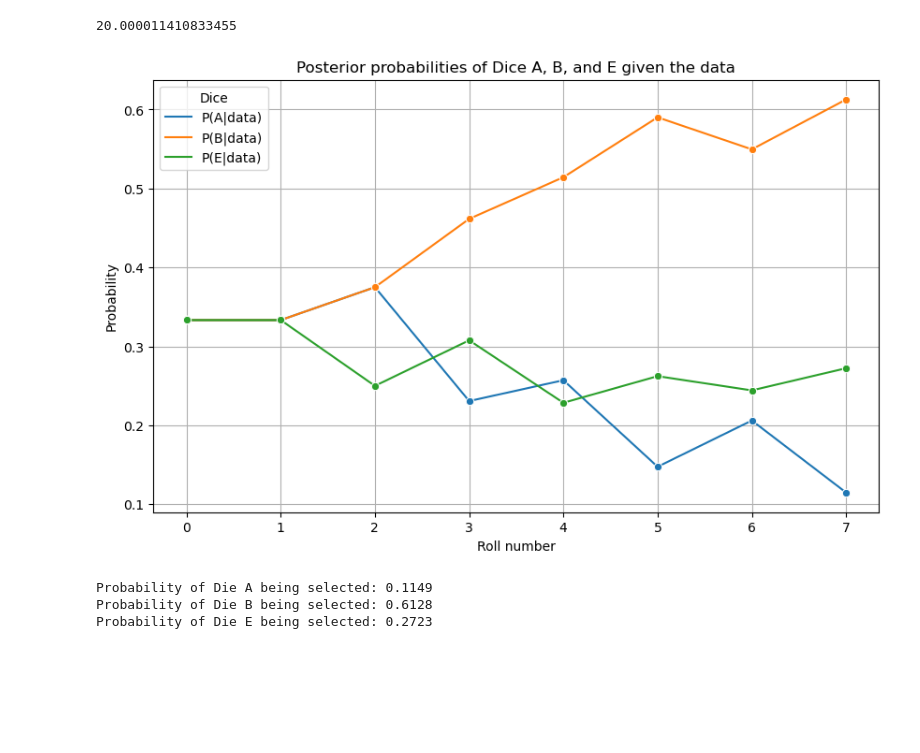
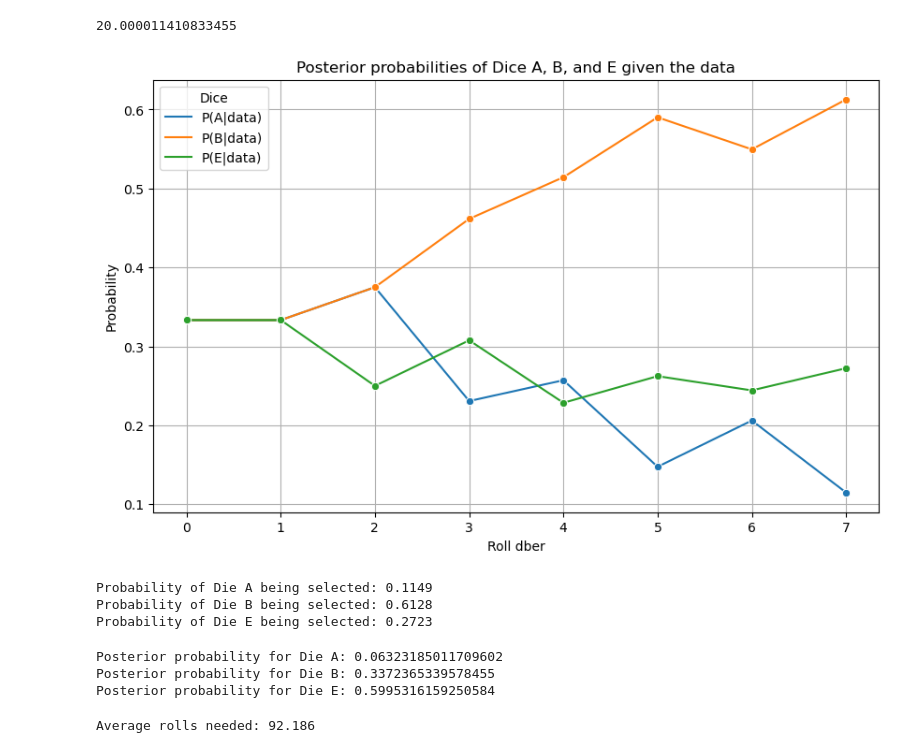
Before and after one commit to giomhern/machine-learning-spring-2024, a Jupyter notebook: week1/main.ipynb, the cells around one changed output. Saved outputs shown, nothing was run; the diff lists cells and outputs as text; code cells hidden in the pictures; blank space fills up the shorter version.

```diff
--- a/week1/main.ipynb
+++ b/week1/main.ipynb
@@ -59,39 +59,39 @@ cond_A = [f / 20 for f in freq_A]
 cond_B = [f / 20 for f in freq_B]
 cond_E = [f / 20 for f in freq_E]
 
 
 data = [5, 3, 9, 3, 8, 4, 7]
 
 ## initial posterior probabilites
 p_A, p_B, p_E = [1/3], [1/3], [1/3]
 
-for num in data:
-    pA = cond_A[num - 1] * p_A[-1]
-    pB = cond_B[num - 1] * p_B[-1]
-    pE = cond_E[num - 1] * p_E[-1]
+for d in data:
+    pA = cond_A[d - 1] * p_A[-1]
+    pB = cond_B[d - 1] * p_B[-1]
+    pE = cond_E[d - 1] * p_E[-1]
 
     total = pA + pB + pE
 
     p_A.append(pA / total)
     p_B.append(pB / total)
     p_E.append(pE / total)
 
 df = pd.DataFrame({'roll': range(0, len(data) + 1),
                   'P(A|data)': p_A, 'P(B|data)': p_B, 'P(E|data)': p_E})
 
 # Plotting
 plt.figure(figsize=(10, 6))
 sns.lineplot(x='roll', y='value', hue='variable',
              data=pd.melt(df, ['roll']), marker='o')
 plt.title('Posterior probabilities of Dice A, B, and E given the data')
-plt.xlabel('Roll number')
+plt.xlabel('Roll dber')
 plt.ylabel('Probability')
 plt.xticks(range(len(data) + 1))
 plt.legend(title='Dice')
 plt.grid(True)
 plt.show()
 # %% [output]
-[figure, old version]
+[figure, new version]
 # %%
 print(f"Probability of Die A being selected: {p_A[-1]:.4f}")
 print(f"Probability of Die B being selected: {p_B[-1]:.4f}")
@@ -100,3 +100,58 @@ print(f"Probability of Die E being selected: {p_E[-1]:.4f}")
 Probability of Die A being selected: 0.1149
 Probability of Die B being selected: 0.6128
 Probability of Die E being selected: 0.2723
+# %%
+p_10_A = 1/20
+p_10_B = 1/20
+p_10_E = 2/20 ## uniform distribution
+
+likelihood_A = p_10_A * p_A[-1]
+likelihood_B = p_10_B * p_B[-1]
+likelihood_E = p_10_E * p_E[-1]
+
+total = likelihood_A + likelihood_B + likelihood_E
+
+posterior_A = likelihood_A / total
+posterior_B = likelihood_B / total
+posterior_E = likelihood_E / total
+
+print("Posterior probability for Die A:", posterior_A)
+print("Posterior probability for Die B:", posterior_B)
+print("Posterior probability for Die E:", posterior_E)
+# %% [output]
+Posterior probability for Die A: 0.06323185011709602
+Posterior probability for Die B: 0.3372365339578455
+Posterior probability for Die E: 0.5995316159250584
+# %%
+def update(roll_value, prob_B, prob_E):
+    freq_B = [3, 3, 3, 2, 2, 2, 2, 2, 2, 1]
+    freq_E = [2, 2, 2, 2, 2, 2, 2, 2, 2, 2]
+    probs_B = [f / 20 for f in freq_B]
+    probs_E = [f / 20 for f in freq_E]
+    like_B = probs_B[roll_value - 1]
+    like_E = probs_E[roll_value - 1]
+    post_B = like_B * prob_B / (like_B * prob_B + like_E * prob_E)
+    post_E = like_E * prob_E / (like_B * prob_B + like_E * prob_E)
+    return post_B, post_E
+
+def simulate_rolls(confidence):
+    rolls = 0
+    prob_B, prob_E = 0.5, 0.5 ## equal opportunity
+
+    while True:
+        rand_roll = np.random.choice([1, 2, 3, 4, 5, 6, 7, 8, 9, 10])
+        prob_B, prob_E = update(rand_roll, prob_B, prob_E)
+        rolls += 1
+        if prob_B / prob_E >= confidence:
+            break
+
+    return rolls
+
+trials = 1000
+rolls_needed = [simulate_rolls(99) for _ in range(trials)]
+
+average_rolls = np.mean(rolls_needed)
+
+print("Average rolls needed:", average_rolls)
+# %% [output]
+Average rolls needed: 92.186
```
